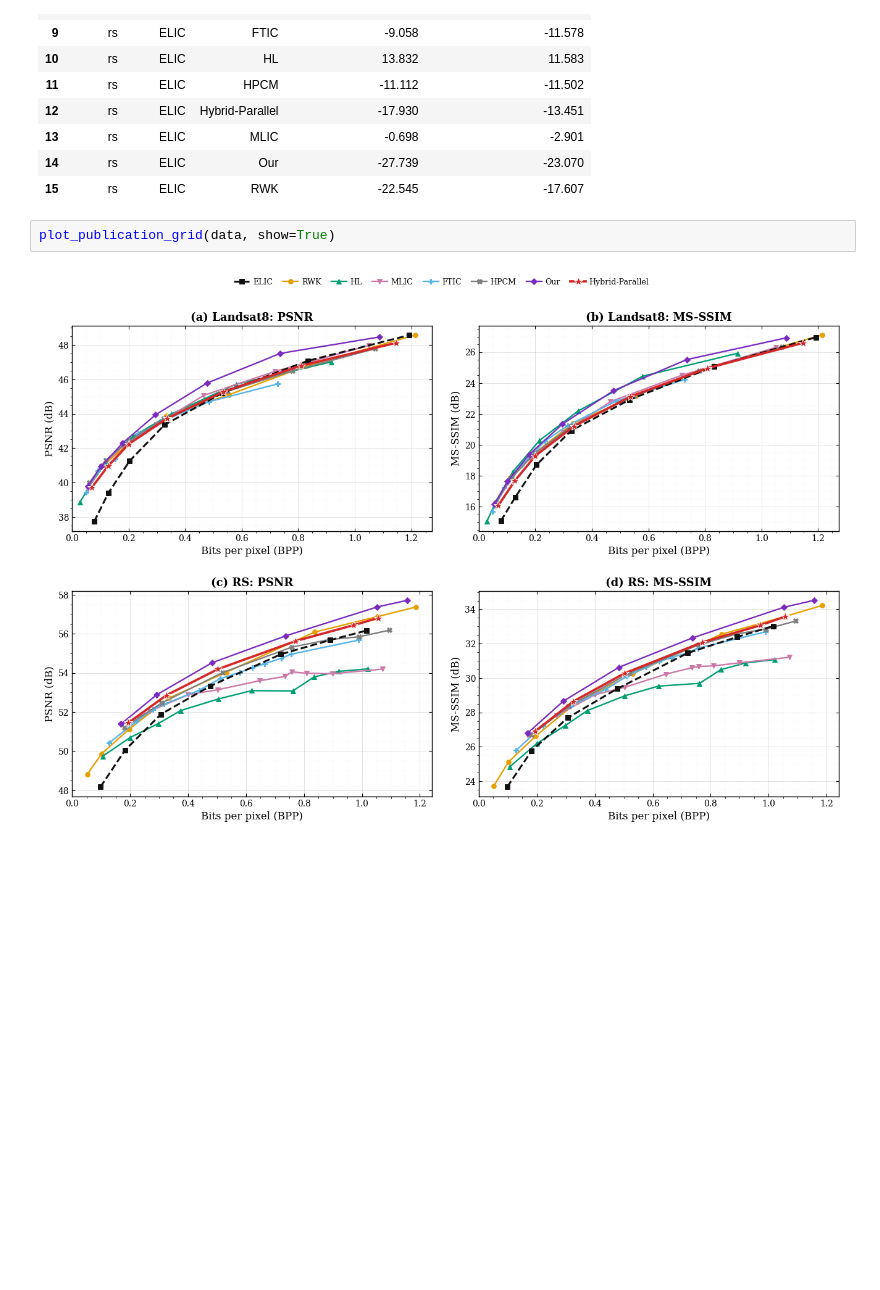
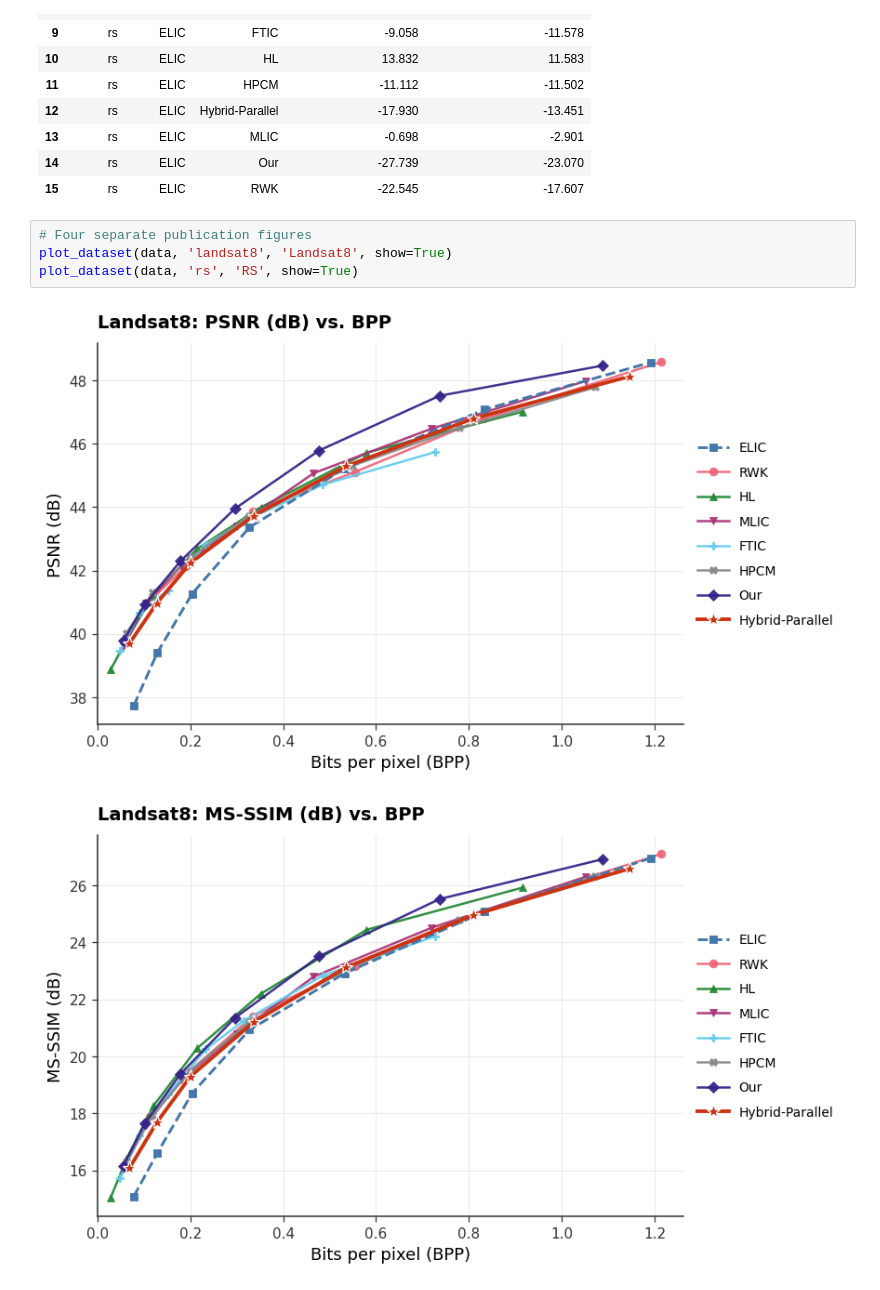
Before and after one commit to HZH7318/MambaTLIC-Hybrid-Parallel, a Jupyter notebook: 并行优化/results/notebooks/landsat8_rs_latest_plots.ipynb, the cells around one changed output. Saved outputs shown, nothing was run; the diff lists cells and outputs as text; blank space fills up the shorter version.

Commit message:
Split RD comparison into four publication figures

```diff
--- a/并行优化/results/notebooks/landsat8_rs_latest_plots.ipynb
+++ b/并行优化/results/notebooks/landsat8_rs_latest_plots.ipynb
@@ -66,6 +66,9 @@ display(
 | 14 | rs | ELIC | Our | -27.739 | -23.070 |
 | 15 | rs | ELIC | RWK | -22.545 | -17.607 |
 # %%
-plot_publication_grid(data, show=True)
+# Four separate publication figures
+plot_dataset(data, 'landsat8', 'Landsat8', show=True)
+plot_dataset(data, 'rs', 'RS', show=True)
 # %% [output]
-[figure, old version]
+[figure, new version]
+[figure, added]
```
Also changed, not shown: parts of 2 cells of this notebook, 12 other files.
